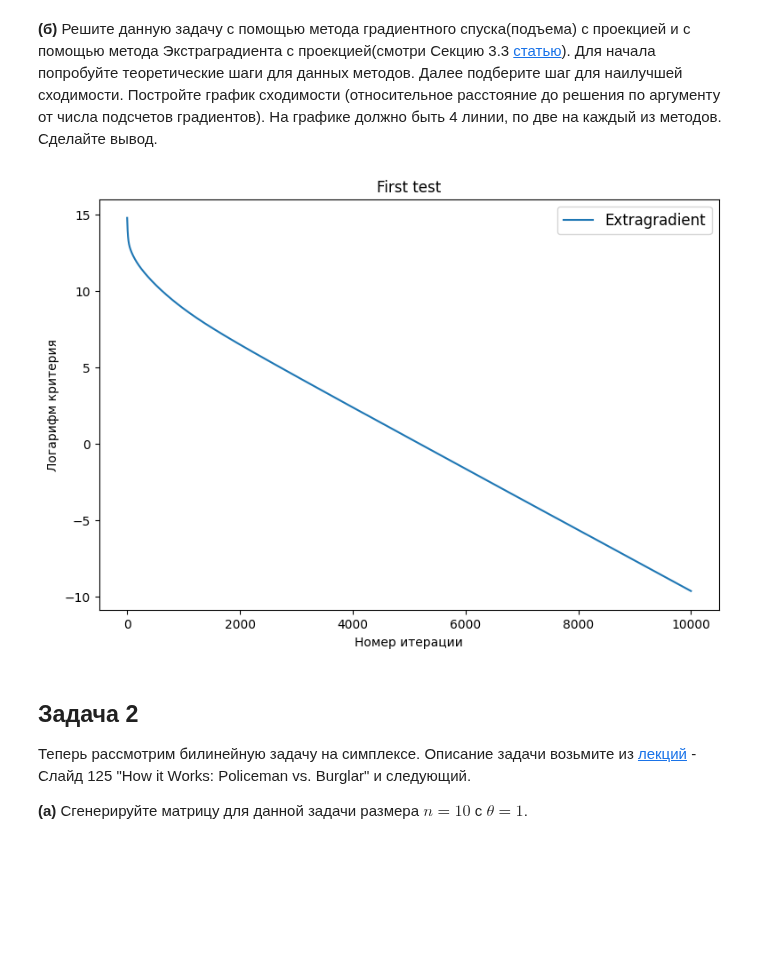
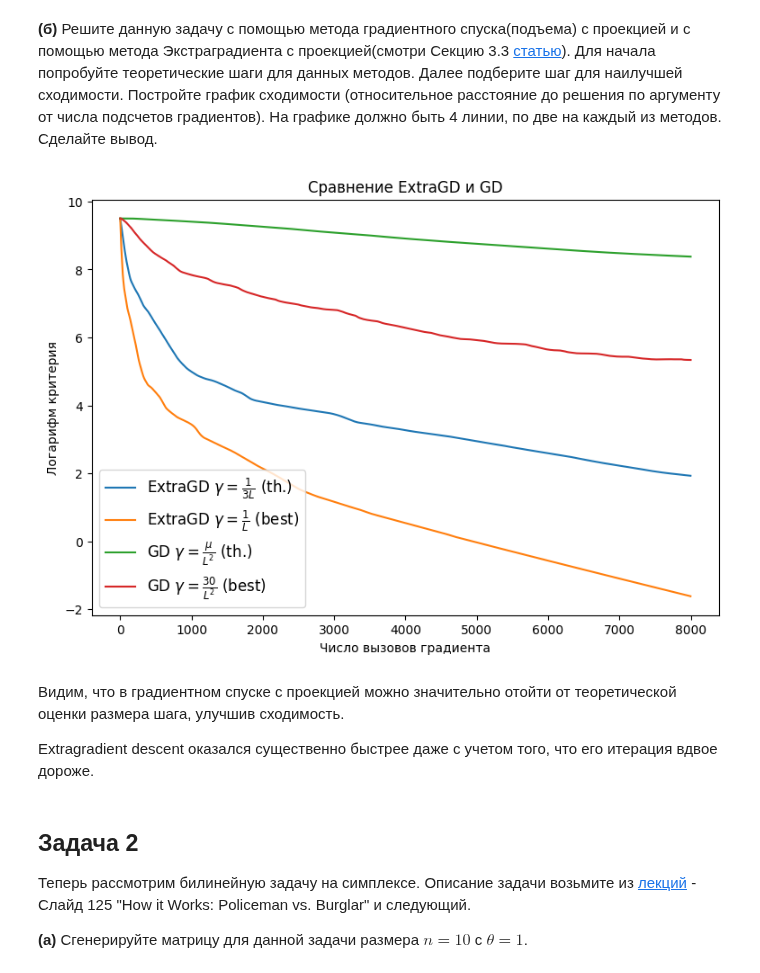
Before and after one commit to featztex/optimization, a Jupyter notebook: hw/Emelyanov_HW_8.ipynb, the cells around one changed output. Cells and saved outputs as stored; diff of their text form; code cells hidden in the pictures; blank space fills up the shorter version.

```diff
--- a/hw/Emelyanov_HW_8.ipynb
+++ b/hw/Emelyanov_HW_8.ipynb
@@ -53,6 +61,7 @@ d = 100
 
 A, b_x, b_y = generate(d=d, m=m, L=L)
 z0 = np.random.uniform(low=-10, high=10, size=(2*d,))
+mu = 2
 # %% [markdown]
 __(б)__ Решите данную задачу с помощью метода градиентного спуска(подъема) с проекцией и с помощью метода Экстраградиента с проекцией(смотри Секцию 3.3 [статью](https://arxiv.org/pdf/1802.10551.pdf)). Для начала попробуйте теоретические шаги для данных методов. Далее подберите шаг для наилучшей сходимости. Постройте график сходимости (относительное расстояние до решения по аргументу от числа подсчетов градиентов). На графике должно быть 4 линии, по две на каждый из методов. Сделайте вывод.
 # %%
@@ -100,22 +139,24 @@ def extragradient(z0, gamma, error, iters=3000, eps=1e-12):
 # %%
-def risovach(errs, labels, title, log=True):
+def risovach(grads, errs, labels, title='', log=True):
     plt.figure(figsize=(9, 6))
     if log:
-        for err, lab in zip(errs, labels):
-            plt.plot(range(len(err)), np.log(err), label=lab)
+        for gr, err, lab in zip(grads, errs, labels):
+            plt.plot(gr, np.log(err), label=lab)
         ylabel = 'Логарифм критерия'
     else:
-        for inf, err, lab in zip(errs, labels):
-            plt.plot(range(len(err)), err, label=lab)
+        for gr, err, lab in zip(grads, errs, labels):
+            plt.plot(gr, err, label=lab)
         ylabel = 'Значение критерия'
 
-    plt.xlabel("Номер итерации")
+    plt.xlabel("Число вызовов градиента")
     plt.ylabel(ylabel)
     plt.title(title)
     plt.legend(fontsize=12)
     plt.show()
 # %%
-z_vals, times, errs = extragradient(z0, gamma=1/L, error=err_R, iters=10000)
-risovach(errs=[errs], labels=['Extragradient'], title='First test')
+iters = 2000
+
+z_extra, grads_extra, times_extra, errs_extra = ExtraGD(z0, gamma=1/(3*L), error=err_R, iters=iters)
+z_extrab, grads_extrab, times_extrab, errs_extrab = ExtraGD(z0, gamma=1/L, error=err_R, iters=iters)
+z_gd, grads_gd, times_gd, errs_gd = GD(z0, gamma=mu/(L*L), error=err_R, iters=2*iters)
+z_gdb, grads_gdb, times_gdb, errs_gdb = GD(z0, gamma=30/(L*L), error=err_R, iters=2*iters)
-# %% [output]
-[figure, removed]
@@ -130,3 +163,15 @@ def proj(x):
+# %%
+risovach(grads=[grads_extra, grads_extrab, grads_gd, grads_gdb],
+         errs=[errs_extra, errs_extrab, errs_gd, errs_gdb],
+         labels=[r'ExtraGD $\gamma = \frac{1}{3L}$ (th.)', r'ExtraGD $\gamma = \frac{1}{L}$ (best)',
+                 r'GD $\gamma = \frac{\mu}{L^2}$ (th.)', r'GD $\gamma = \frac{30}{L^2}$ (best)'],
+         title='Сравнение ExtraGD и GD')
+# %% [output]
+[figure, added]
+# %% [markdown]
+Видим, что в градиентном спуске с проекцией можно значительно отойти от теоретической оценки размера шага, улучшив сходимость.
+
+Extragradient descent оказался существенно быстрее даже с учетом того, что его итерация вдвое дороже.
 # %% [markdown]
 ## Задача 2
 
```
Also changed, not shown: parts of 3 cells of this notebook.
